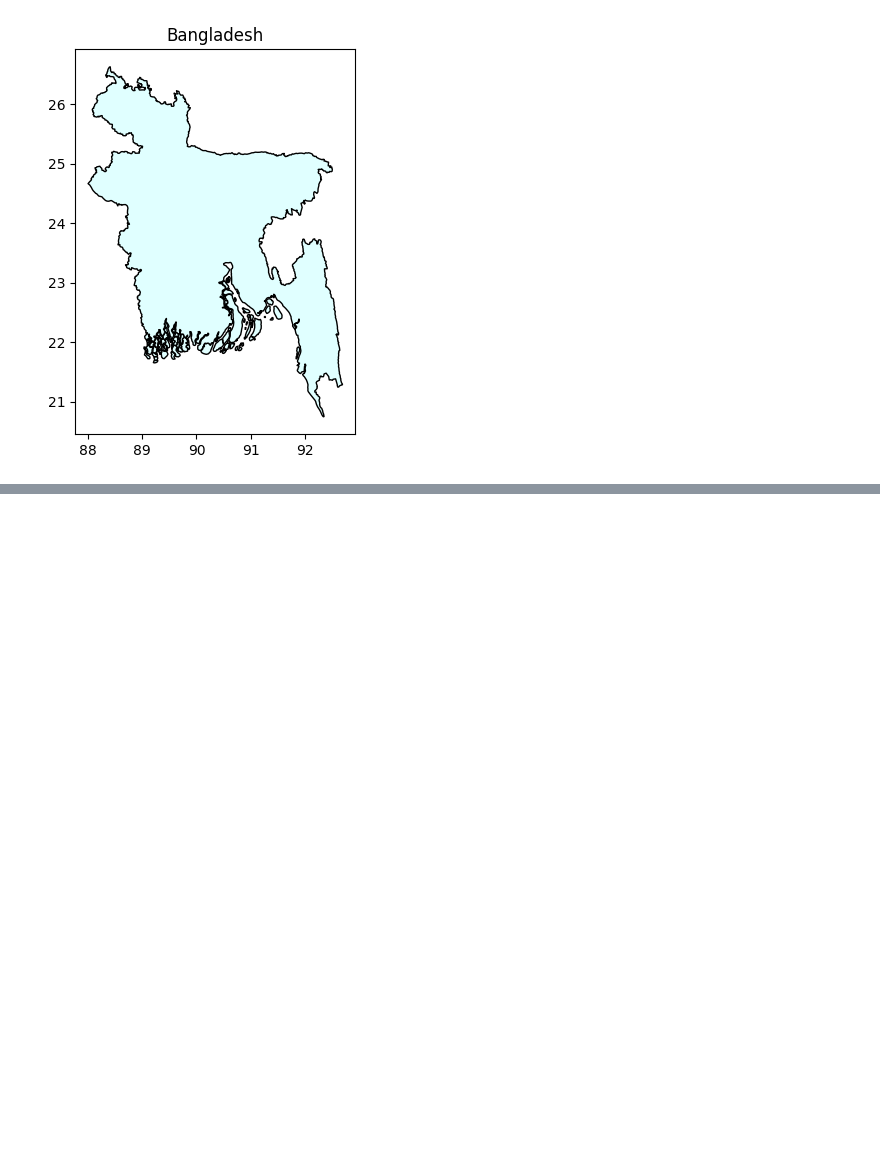
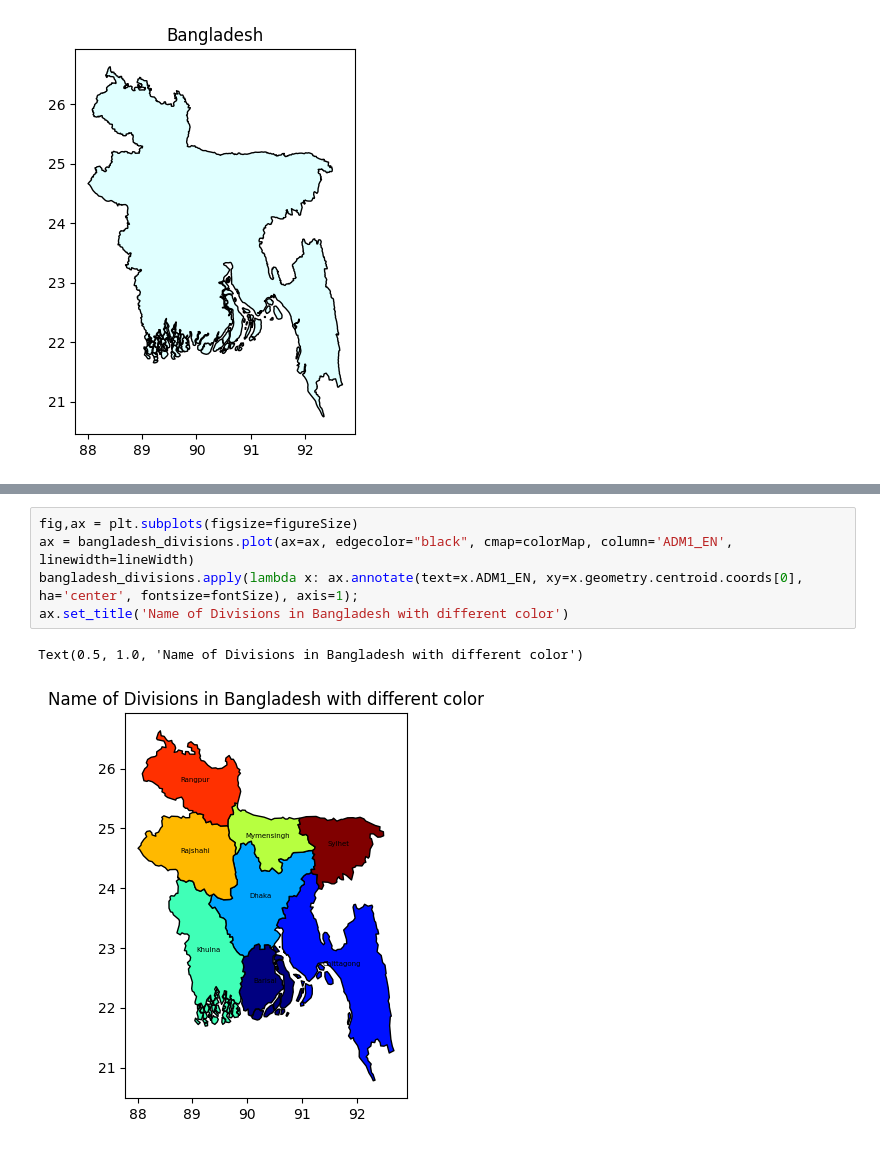
Before and after one commit to DryBoss/bd_map_plotter, a Jupyter notebook: mapVisualization.ipynb, the cells around one changed output, grey strips where cells are left out. Drawn from its saved outputs; the diff is of its cells as text; blank space fills up the shorter version.

```diff
--- a/mapVisualization.ipynb
+++ b/mapVisualization.ipynb
@@ -44 +53,9 @@ Text(0.5, 1.0, 'Divisions in Bangladesh with different color')
+# %%
+fig,ax = plt.subplots(figsize=figureSize)
+ax = bangladesh_divisions.plot(ax=ax, edgecolor="black", cmap=colorMap, column='ADM1_EN', linewidth=lineWidth)
+bangladesh_divisions.apply(lambda x: ax.annotate(text=x.ADM1_EN, xy=x.geometry.centroid.coords[0], ha='center', fontsize=fontSize), axis=1);
+ax.set_title('Name of Divisions in Bangladesh with different color')
+# %% [output]
+Text(0.5, 1.0, 'Name of Divisions in Bangladesh with different color')
+[figure, added]
 # %%
```
Also changed, not shown: parts of 8 cells of this notebook.
